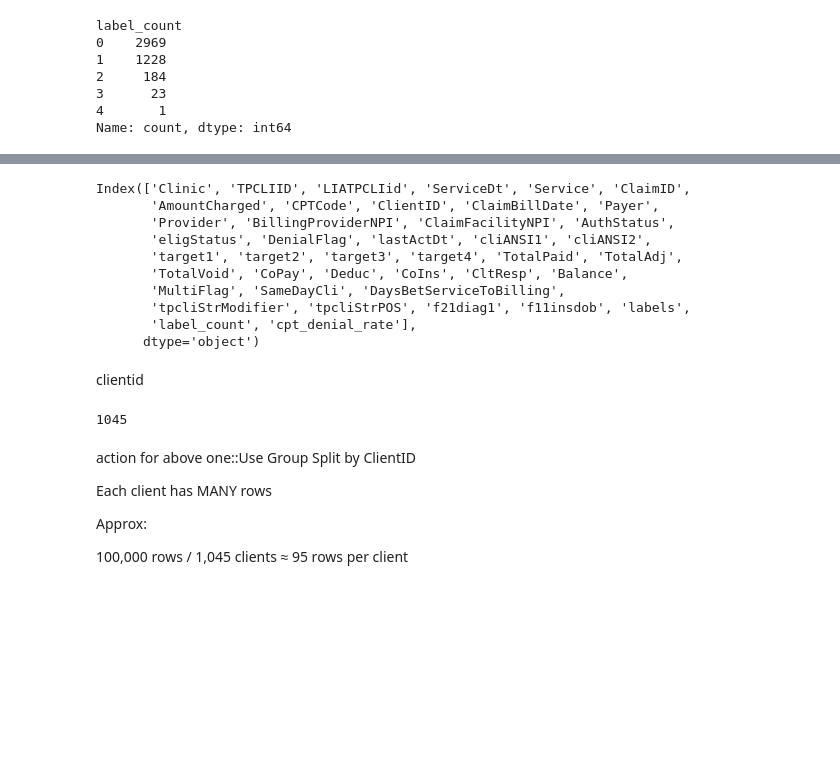
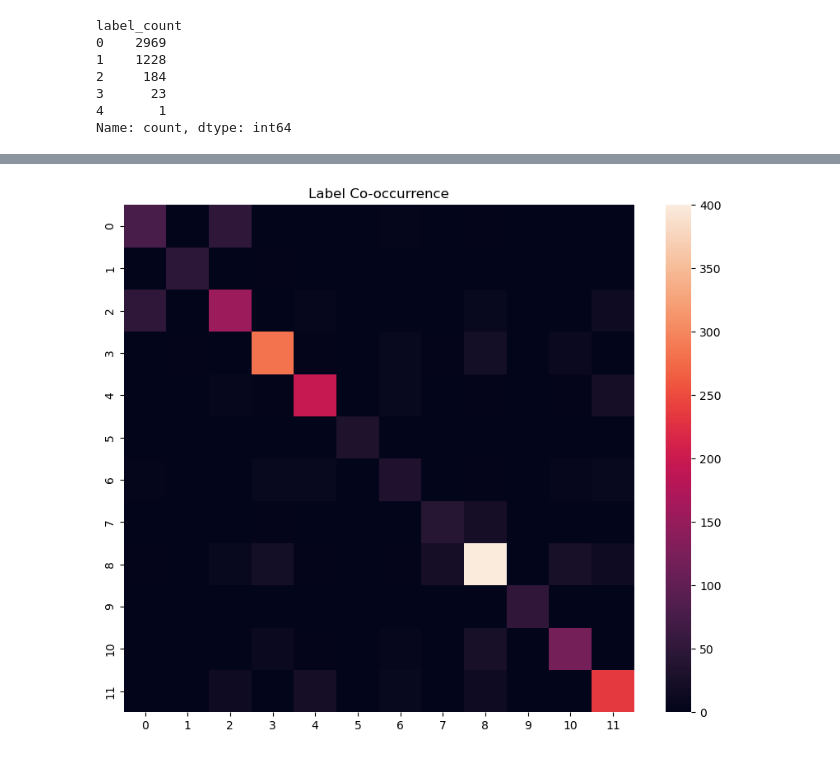
Before and after one commit to Sreeja1331/checkpoint4, a Jupyter notebook: multi_label.ipynb, the cells around one changed output, grey strips where cells are left out. Cells and saved outputs as stored; diff of their text form; code cells hidden in the pictures; blank space fills up the shorter version.

Commit message:
completed multi label model

```diff
--- a/multi_label.ipynb
+++ b/multi_label.ipynb
@@ -88,8 +92,10 @@ Name: count, dtype: int64
 # %% [markdown]
 ACTION REQUIRED FOR TTHIS ONE
 # %%
-min_support = 30  # higher because 1M data
+min_support = 30
 
 valid_labels = label_counts[label_counts >= min_support].index
 
-df_sample['labels'] = df_sample['labels'].apply(lambda x: [i for i in x if i in valid_labels])
+df_sample['labels'] = df_sample['labels'].apply(
+    lambda x: [i for i in x if i in valid_labels]
+)
@@ -111,0 +132,2 @@ STEP 5: Co-occurrence (CRITICAL)
+# %%
+df_sample = df_sample[df_sample['label_count'] > 0]
@@ -143,13 +177,0 @@ df['cpt_denial_rate'] = df['CPTCode'].map(cpt_rate)
-# %%
-print(df.columns)
-# %% [output]
-Index(['Clinic', 'TPCLIID', 'LIATPCLIid', 'ServiceDt', 'Service', 'ClaimID',
-       'AmountCharged', 'CPTCode', 'ClientID', 'ClaimBillDate', 'Payer',
-       'Provider', 'BillingProviderNPI', 'ClaimFacilityNPI', 'AuthStatus',
-       'eligStatus', 'DenialFlag', 'lastActDt', 'cliANSI1', 'cliANSI2',
-       'target1', 'target2', 'target3', 'target4', 'TotalPaid', 'TotalAdj',
-       'TotalVoid', 'CoPay', 'Deduc', 'CoIns', 'CltResp', 'Balance',
-       'MultiFlag', 'SameDayCli', 'DaysBetServiceToBilling',
-       'tpcliStrModifier', 'tpcliStrPOS', 'f21diag1', 'f11insdob', 'labels',
-       'label_count', 'cpt_denial_rate'],
-      dtype='object')
@@ -158,14 +178,10 @@ df = df[df['label_count'] > 0]
-# %% [markdown]
-clientid
-# %%
-df_sample['ClientID'].nunique()
-# %% [output]
-1045
-# %% [markdown]
-action for above one::Use Group Split by ClientID
-
-Each client has MANY rows
-
-Approx:
-
-100,000 rows / 1,045 clients ≈ 95 rows per client
+# %%
+import seaborn as sns
+import matplotlib.pyplot as plt
+
+plt.figure(figsize=(10,8))
+sns.heatmap(co_matrix)
+plt.title("Label Co-occurrence")
+plt.show()
+# %% [output]
+[figure, added]
```
Also changed, not shown: parts of 145 cells of this notebook, 2 other files.
